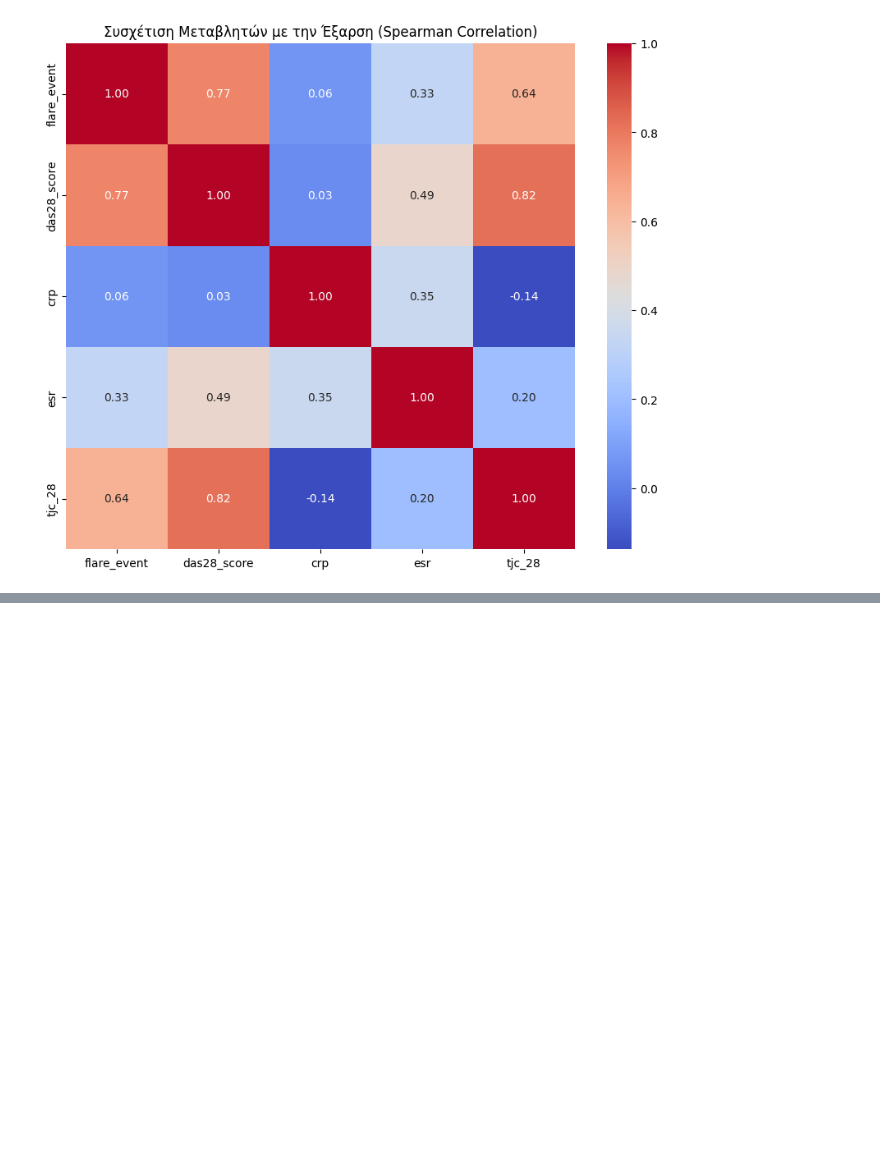
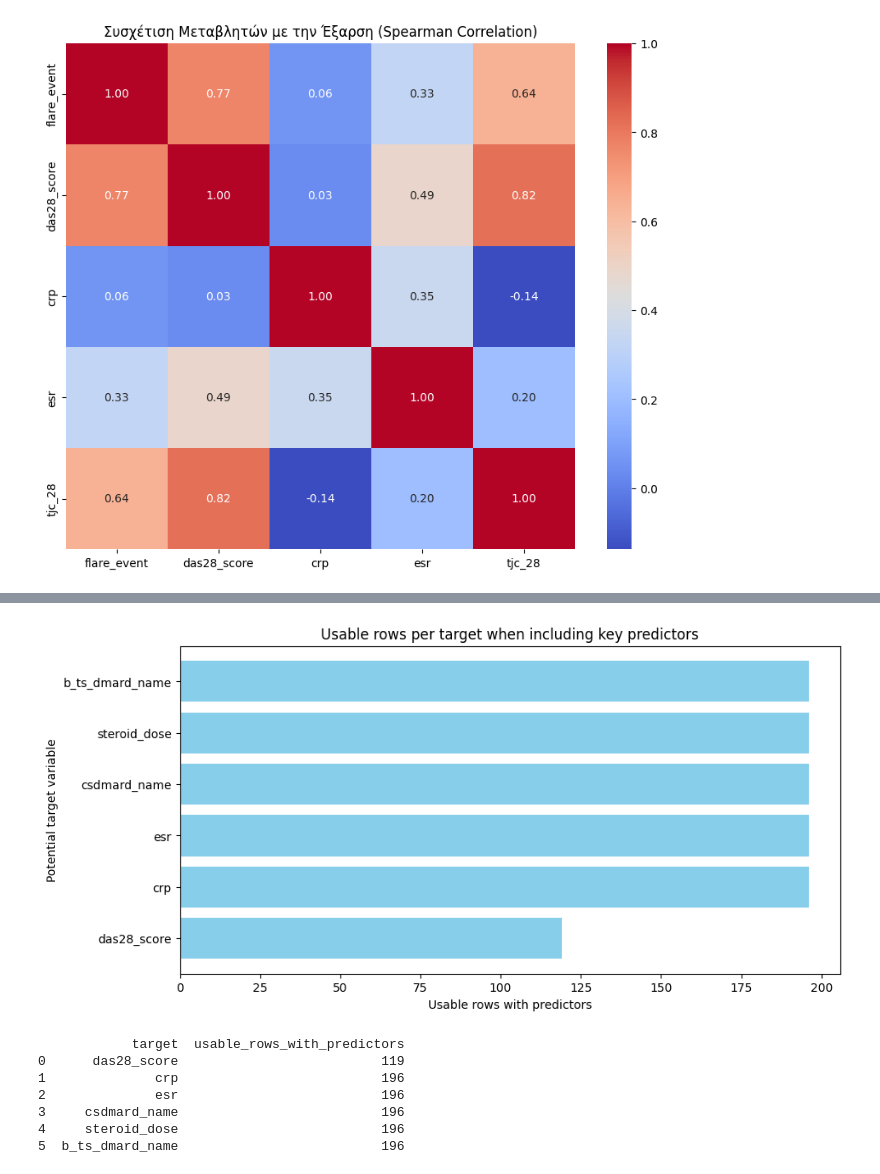
Before and after one commit to konnatzeik/Master_Thesis, a Jupyter notebook: notebooks/01_data_cleaning.ipynb, the cells around one changed output, grey strips where cells are left out. Drawn from its saved outputs; the diff is of its cells as text; code cells hidden in the pictures; blank space fills up the shorter version.

```diff
--- a/notebooks/01_data_cleaning.ipynb
+++ b/notebooks/01_data_cleaning.ipynb
@@ -144,3 +399,52 @@ dtype: int64
+# %%
+import pandas as pd
+import matplotlib.pyplot as plt
+
+# Candidate targets
+targets = ['das28_score', 'crp', 'esr', 'csdmard_name', 'steroid_dose', 'b_ts_dmard_name']
+
+# Key predictors you always want to include
+predictors = ['crp', 'esr', 'csdmard_name', 'steroid_dose', 'b_ts_dmard_name']
+
+rows_available = []
+
+for target in targets:
+    # Determine predictors to include for this target
+    predictors_for_target = [p for p in predictors if p != target]
+
+    # Count rows where target and all predictors are non-missing
+    usable_rows = df_cleaned[[target] + predictors_for_target].dropna().shape[0]
+
+    rows_available.append(usable_rows)
+
+# Create summary DataFrame
+df_summary = pd.DataFrame({
+    'target': targets,
+    'usable_rows_with_predictors': rows_available
+})
+
+# Sort for visualization
+df_summary = df_summary.sort_values('usable_rows_with_predictors', ascending=True)
+
+# Plot
+plt.figure(figsize=(10,5))
+plt.barh(df_summary['target'], df_summary['usable_rows_with_predictors'], color='skyblue')
+plt.xlabel("Usable rows with predictors")
+plt.ylabel("Potential target variable")
+plt.title("Usable rows per target when including key predictors")
+plt.show()
+
+# Display table
+print(df_summary)
+# %% [output]
+[figure, added]
+            target  usable_rows_with_predictors
+0      das28_score                          119
+1              crp                          196
+2              esr                          196
+3     csdmard_name                          196
+4     steroid_dose                          196
+5  b_ts_dmard_name                          196
 # %%
 print(f"Final dataset shape: {df_cleaned.shape}")
 print(f"Number of unique patients: {df_cleaned['patient_id'].nunique()}")
```
Also changed, not shown: parts of 19 cells of this notebook.
